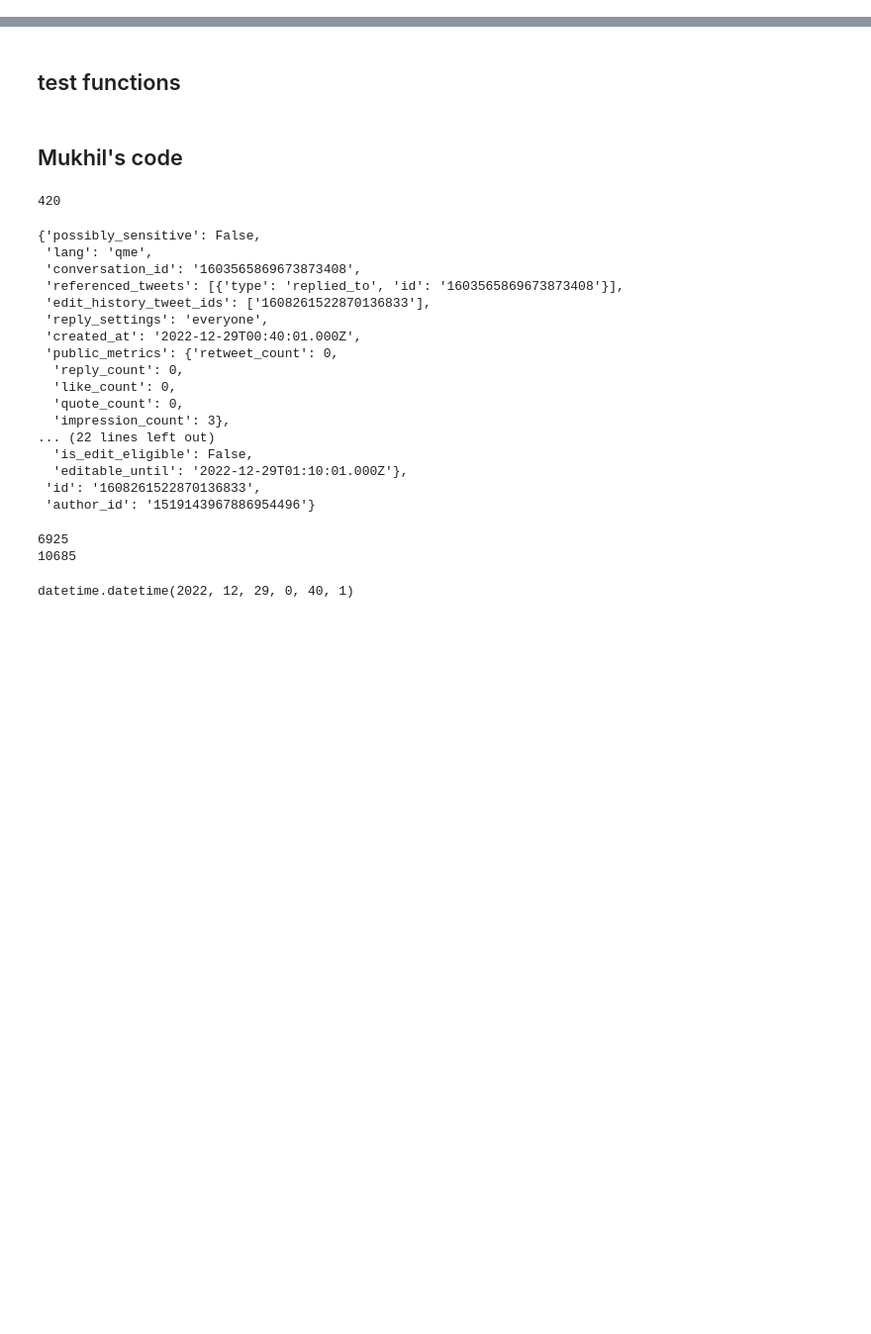
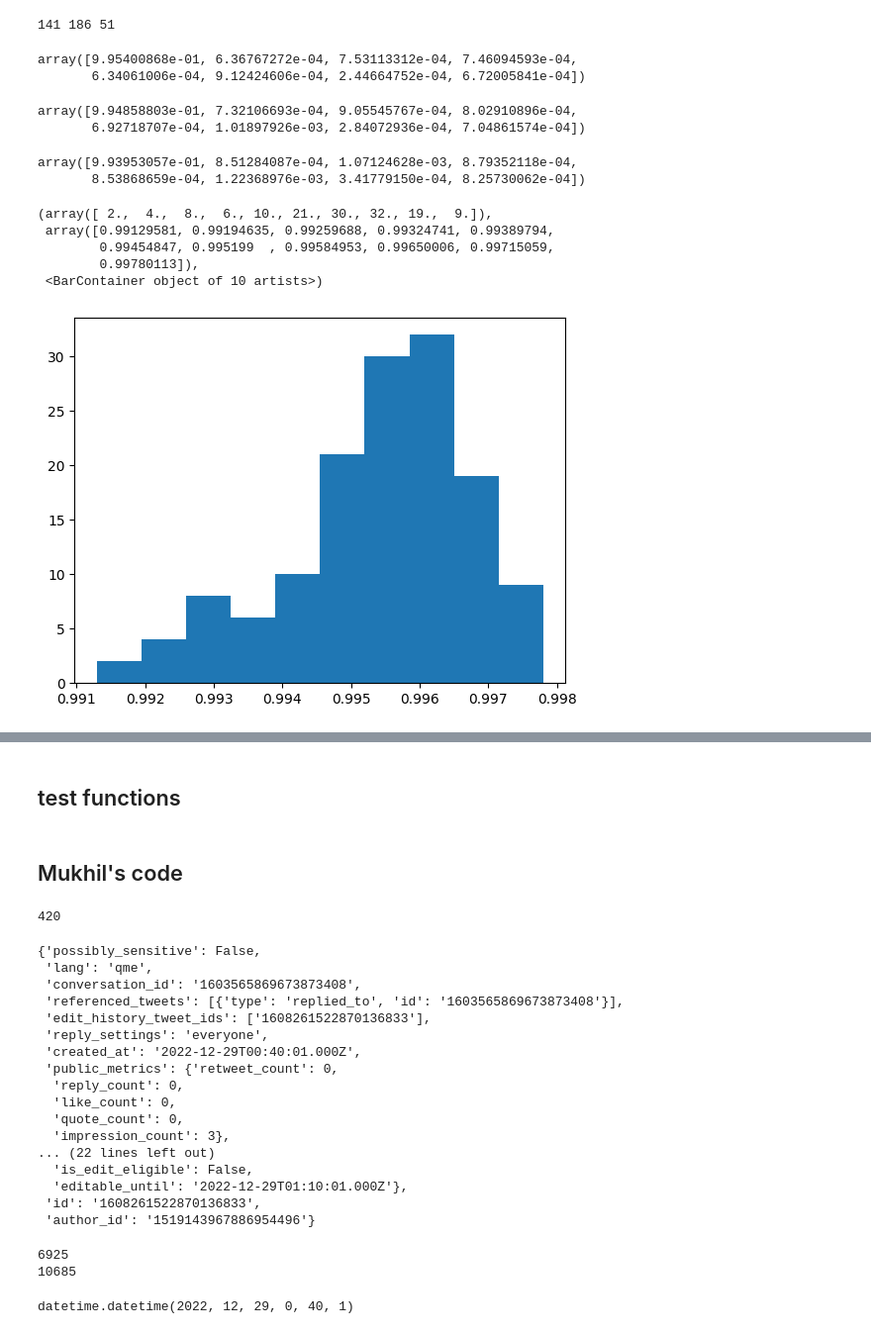
Before and after one commit to CrowdDynamicsLab/Coordinated_hatespeech, a Jupyter notebook: activity_trace.ipynb, the cells around one changed output, grey strips where cells are left out. Shown at 99% size. Cells and saved outputs as stored; diff of their text form; code cells hidden in the pictures; blank space fills up the shorter version.

```diff
--- a/activity_trace.ipynb
+++ b/activity_trace.ipynb
@@ -41,0 +72,4 @@ alice_sort = alice.sort_values(by=['created_at'])
+# %%
+for item in id_data[761]:
+    if item == 44801:
+        print(item)
@@ -41,0 +158,3 @@ alice_sort = alice.sort_values(by=['created_at'])
+# %%
+# data, labels, prob, global_path, local_path, torch.tensor(masks)
+train, val, test = load_data(out_dir, journalist, 3, 4, collate)
@@ -41,0 +533,55 @@ alice_sort = alice.sort_values(by=['created_at'])
+# %%
+target_u = []
+pred_u = []
+strat_u = []
+
+mask_u = []
+for i, item in enumerate(train):
+    mask_u.extend(item.masks.view(-1))
+
+for i in range(len(mask_u)):
+    if mask_u[i] == 1:
+        pred_u.append(predictions[i])
+        target_u.append(true_labels[i])
+        strat_u.append(strat_li[i])
+# %%
+strat_0 = []
+strat_1 = []
+strat_2 = []
+
+for i, item in enumerate(target_u):
+    if item == 0:
+        strat_0.append(strat_u[i])
+    elif item == 1:
+        strat_1.append(strat_u[i])
+    else:
+        strat_2.append(strat_u[i])
+# %%
+print(len(strat_0), len(strat_1), len(strat_2))
+# %% [output]
+141 186 51
+# %%
+np.mean(np.array(strat_0), 0)
+# %% [output]
+array([9.95400868e-01, 6.36767272e-04, 7.53113312e-04, 7.46094593e-04,
+       6.34061006e-04, 9.12424606e-04, 2.44664752e-04, 6.72005841e-04])
+# %%
+np.mean(np.array(strat_1), 0)
+# %% [output]
+array([9.94858803e-01, 7.32106693e-04, 9.05545767e-04, 8.02910896e-04,
+       6.92718707e-04, 1.01897926e-03, 2.84072936e-04, 7.04861574e-04])
+# %%
+np.mean(np.array(strat_2), 0)
+# %% [output]
+array([9.93953057e-01, 8.51284087e-04, 1.07124628e-03, 8.79352118e-04,
+       8.53868659e-04, 1.22368976e-03, 3.41779150e-04, 8.25730062e-04])
+# %%
+s00 = [item[0] for item in strat_0]
+plt.hist(s00)
+# %% [output]
+(array([ 2.,  4.,  8.,  6., 10., 21., 30., 32., 19.,  9.]),
+ array([0.99129581, 0.99194635, 0.99259688, 0.99324741, 0.99389794,
+        0.99454847, 0.995199  , 0.99584953, 0.99650006, 0.99715059,
+        0.99780113]),
+ <BarContainer object of 10 artists>)
+[figure, added]
```
Also changed, not shown: parts of 54 cells of this notebook, 11 other files.
